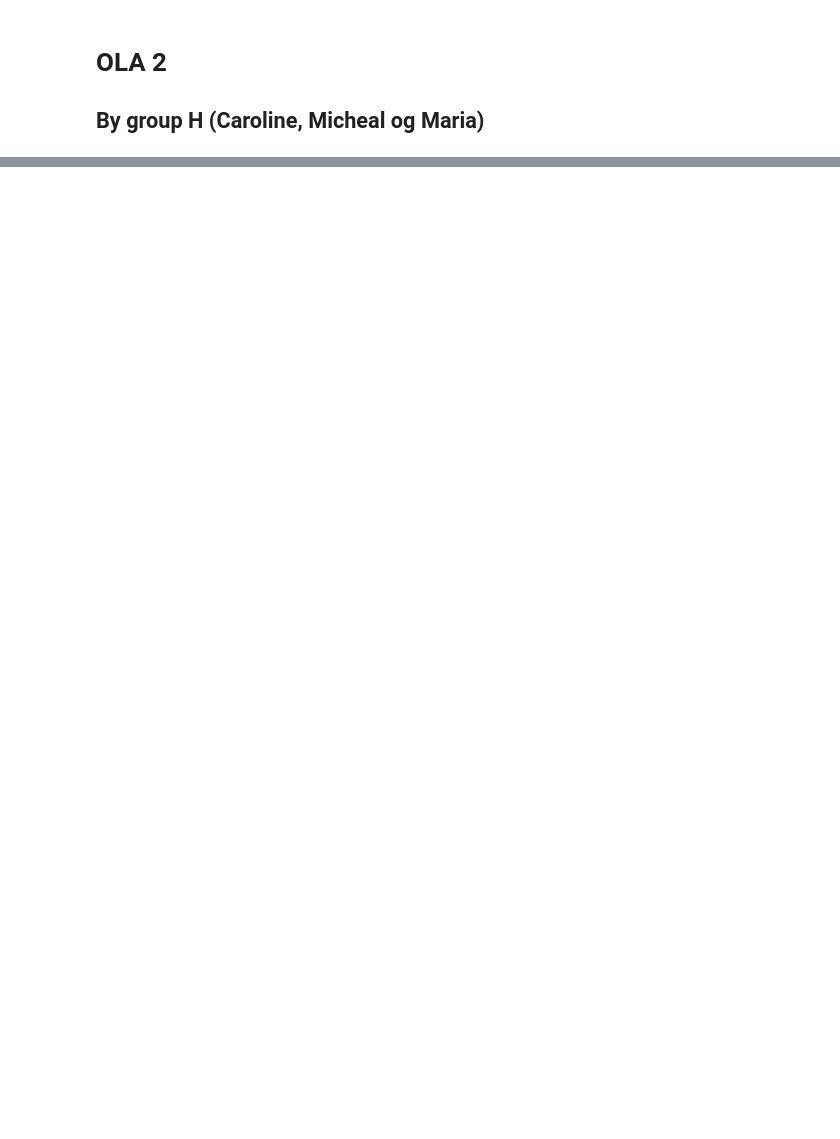
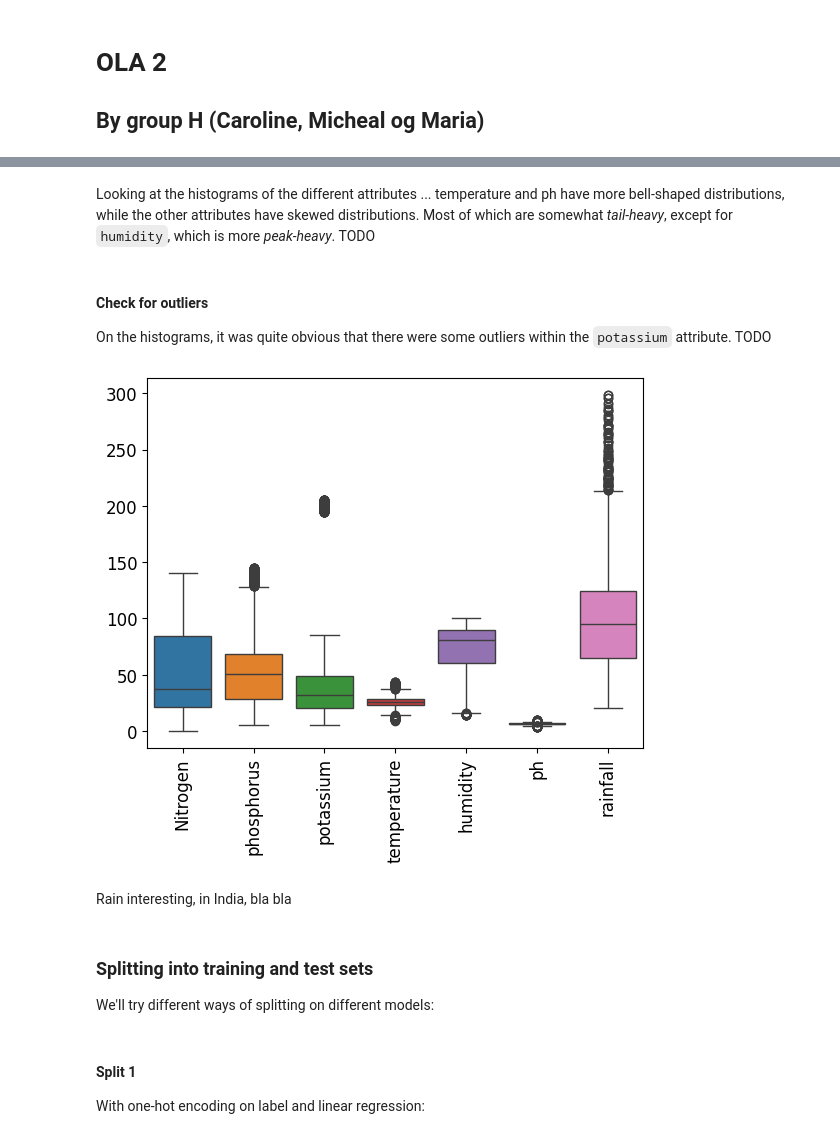
Before and after one commit to Gruppe-H/OLA2, a Jupyter notebook: Exercise.ipynb, the cells around one changed output, grey strips where cells are left out. Drawn from its saved outputs; the diff is of its cells as text; code cells hidden in the pictures; blank space fills up the shorter version.

```diff
--- a/Exercise.ipynb
+++ b/Exercise.ipynb
@@ -54,0 +102,20 @@ crime_per_city.head(0)
+# %% [markdown]
+Looking at the histograms of the different attributes ...
+temperature and ph have more bell-shaped distributions, while the other attributes have skewed distributions. Most of which are somewhat *tail-heavy*, except for `humidity`, which is more *peak-heavy*. TODO
+# %% [markdown]
+#### Check for outliers
+On the histograms, it was quite obvious that there were some outliers within the `potassium` attribute. TODO
+# %%
+sns.boxplot(data=crops)
+plt.xticks(rotation=90)
+plt.show()
+# %% [output]
+[figure, added]
+# %% [markdown]
+Rain interesting, in India, bla bla
+# %% [markdown]
+### Splitting into training and test sets
+We'll try different ways of splitting on different models:
+# %% [markdown]
+#### Split 1
+With one-hot encoding on label and linear regression:
```
Also changed, not shown: parts of 37 cells of this notebook, 4 other files.
